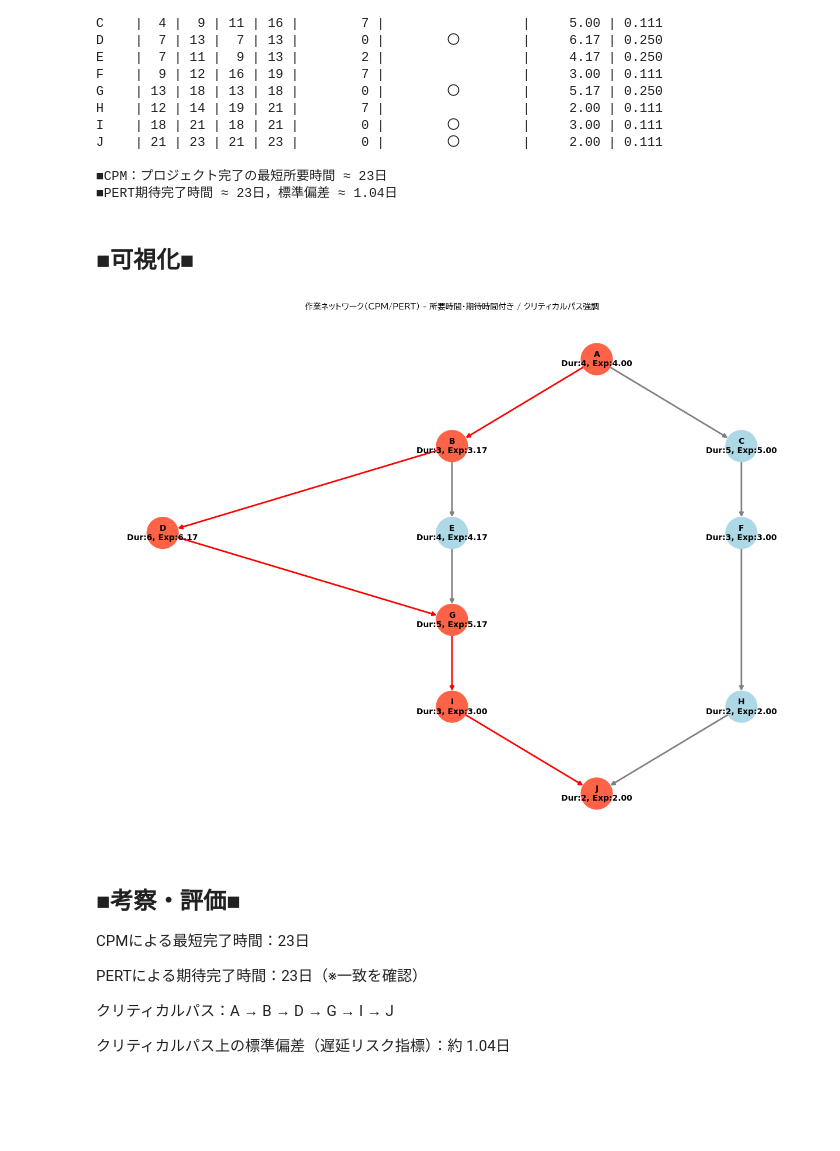
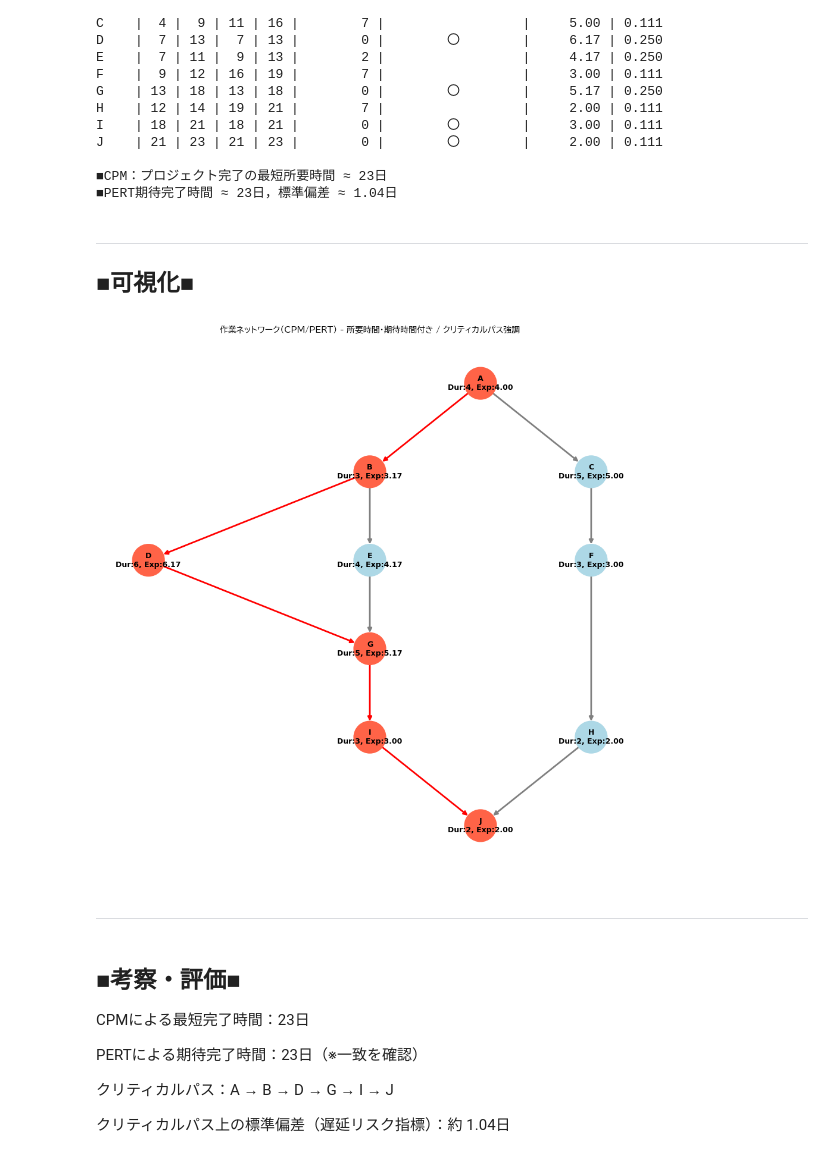
Before and after one commit to souldrive7/ECP, a Jupyter notebook: modeling_kadai_goto1.ipynb, the cells around one changed output. Cells and saved outputs as stored; diff of their text form; code cells hidden in the pictures; blank space fills up the shorter version.

```diff
--- a/modeling_kadai_goto1.ipynb
+++ b/modeling_kadai_goto1.ipynb
@@ -546,6 +552,7 @@ J    | 21 | 23 | 21 | 23 |        0 |        〇        |     2.00 | 0.111
 ■CPM：プロジェクト完了の最短所要時間 ≈ 23日
 ■PERT期待完了時間 ≈ 23日，標準偏差 ≈ 1.04日
 # %% [markdown]
+---
 ## ■可視化■
 # %%
 import os
@@ -579,36 +586,51 @@ task_info = {
 
 # DAG構築
 G = nx.DiGraph()
 for task, info in task_info.items():
     G.add_node(task, duration=info['duration'], expect=info['expect'], critical=info['critical'])
     for pred in info['pred']:
         G.add_edge(pred, task)
 
 
 # ラベル・色設定
 labels = {
     node: f"{node}\nDur:{G.nodes[node]['duration']}, Exp:{G.nodes[node]['expect']:.2f}"
     for node in G.nodes
 }
 node_colors = ['tomato' if G.nodes[node]['critical'] else 'lightblue' for node in G.nodes]
 edge_colors = ['red' if G.nodes[u]['critical'] and G.nodes[v]['critical'] else 'gray' for u, v in G.edges]
 pos = nx.nx_pydot.graphviz_layout(G, prog='dot')
 
 # 描画
-plt.figure(figsize=(12, 9))
+plt.figure(figsize=(9, 9))
 nx.draw(G, pos, with_labels=False, arrows=True, node_size=1500,
         node_color=node_colors, edge_color=edge_colors, width=2)
-nx.draw_networkx_labels(G, pos, labels=labels, font_size=10, font_weight='bold')
+nx.draw_networkx_labels(G, pos, labels=labels, font_size=9, font_weight='bold')
 
 plt.title("作業ネットワーク（CPM/PERT） - 所要時間・期待時間付き / クリティカルパス強調", fontproperties=font_prop)
 plt.axis('off')
 plt.tight_layout()
 
 # PDF保存
 plt.savefig("network_chart.pdf", format='pdf', bbox_inches='tight')
 plt.show()
 # %% [output]
-[figure, old version]
+[figure, new version]
+# %% [markdown]
+
+
+
+
+
+
+
+
+
+
+
+
+
+---
 # %% [markdown]
 ## ■考察・評価■
 
```
Also changed, not shown: parts of 3 cells of this notebook.
